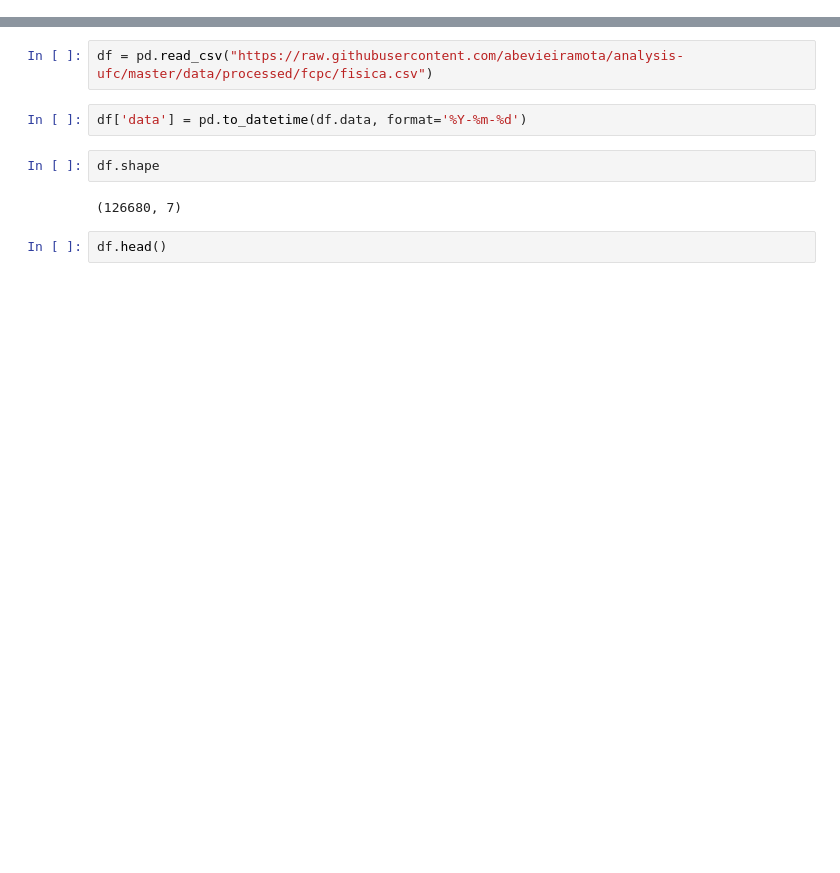
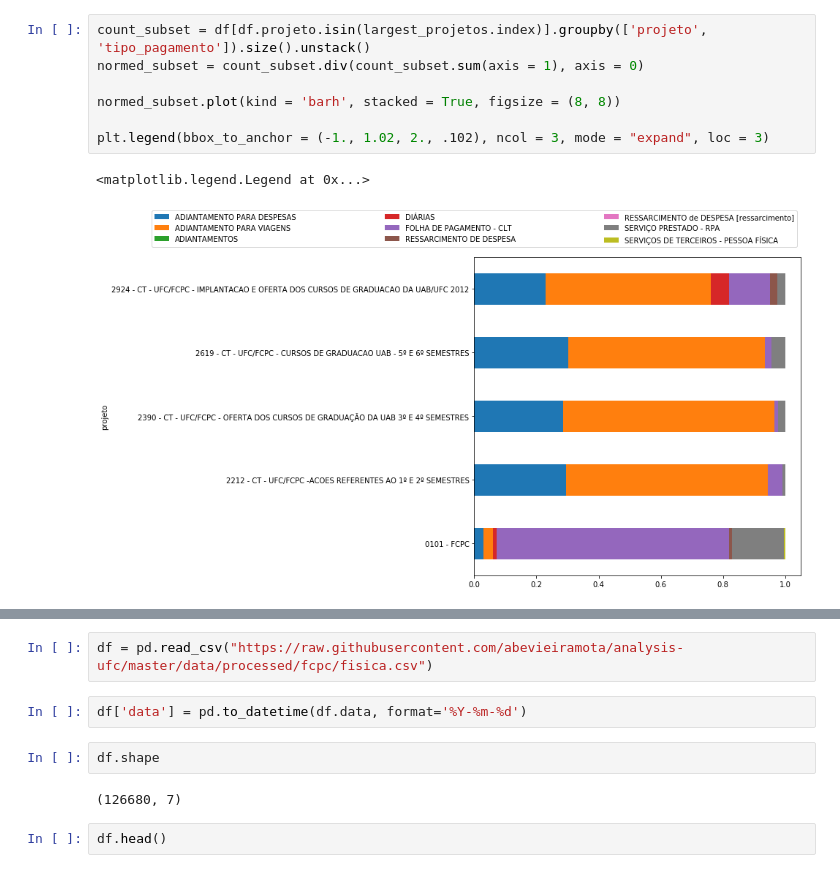
Before and after one commit to abevieiramota/course-python-data-analysis1, a Jupyter notebook: 00 - Exemplo.ipynb, the cells around one changed output, grey strips where cells are left out. Cells and saved outputs as stored; diff of their text form; blank space fills up the shorter version.

```diff
--- a/00 - Exemplo.ipynb
+++ b/00 - Exemplo.ipynb
@@ -4,0 +92,10 @@ import pandas as pd
+# %%
+count_subset = df[df.projeto.isin(largest_projetos.index)].groupby(['projeto', 'tipo_pagamento']).size().unstack()
+normed_subset = count_subset.div(count_subset.sum(axis = 1), axis = 0)
+
+normed_subset.plot(kind = 'barh', stacked = True, figsize = (8, 8))
+
+plt.legend(bbox_to_anchor = (-1., 1.02, 2., .102), ncol = 3, mode = "expand", loc = 3)
+# %% [output]
+<matplotlib.legend.Legend at 0x...>
+[figure, added]
```
Also changed, not shown: parts of 24 cells of this notebook.
